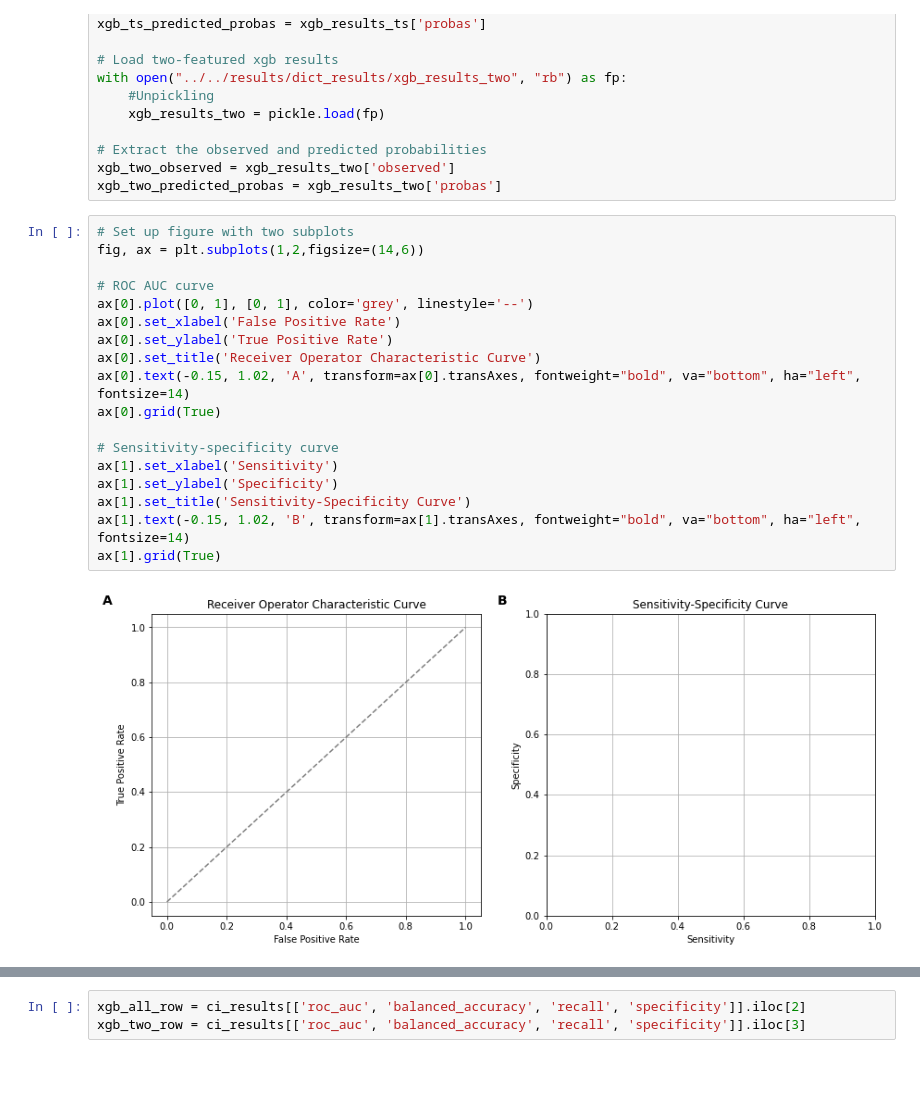
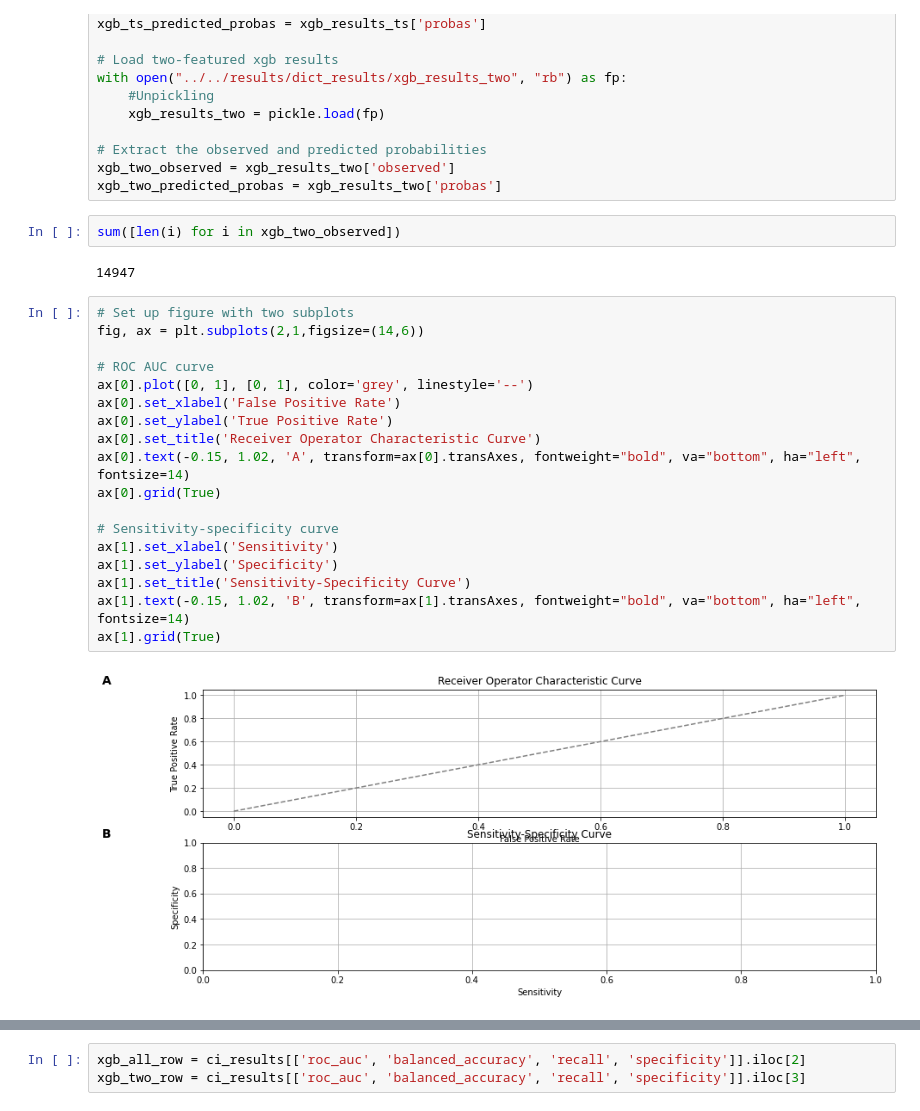
Before and after one commit to cafoala/glucoseGo, a Jupyter notebook: code/2_model_building/3_figures.ipynb, the cells around one changed output, grey strips where cells are left out. Drawn from its saved outputs; the diff is of its cells as text; blank space fills up the shorter version.

```diff
--- a/code/2_model_building/3_figures.ipynb
+++ b/code/2_model_building/3_figures.ipynb
@@ -85,24 +101,28 @@ with open("../../results/dict_results/xgb_results_two", "rb") as fp:
 # Extract the observed and predicted probabilities
 xgb_two_observed = xgb_results_two['observed']
 xgb_two_predicted_probas = xgb_results_two['probas']
+# %%
+sum([len(i) for i in xgb_two_observed])
+# %% [output]
+14947
 # %%
 # Set up figure with two subplots
-fig, ax = plt.subplots(1,2,figsize=(14,6))
+fig, ax = plt.subplots(2,1,figsize=(14,6))
 
 # ROC AUC curve
 ax[0].plot([0, 1], [0, 1], color='grey', linestyle='--')
 ax[0].set_xlabel('False Positive Rate')
 ax[0].set_ylabel('True Positive Rate')
 ax[0].set_title('Receiver Operator Characteristic Curve')
 ax[0].text(-0.15, 1.02, 'A', transform=ax[0].transAxes, fontweight="bold", va="bottom", ha="left", fontsize=14)
 ax[0].grid(True)
 
 # Sensitivity-specificity curve
 ax[1].set_xlabel('Sensitivity')
 ax[1].set_ylabel('Specificity')
 ax[1].set_title('Sensitivity-Specificity Curve')
 ax[1].text(-0.15, 1.02, 'B', transform=ax[1].transAxes, fontweight="bold", va="bottom", ha="left", fontsize=14)
 ax[1].grid(True)
 # %% [output]
-[figure, old version]
+[figure, new version]
 # %%
```
Also changed, not shown: parts of 21 cells of this notebook, 23 other files.
